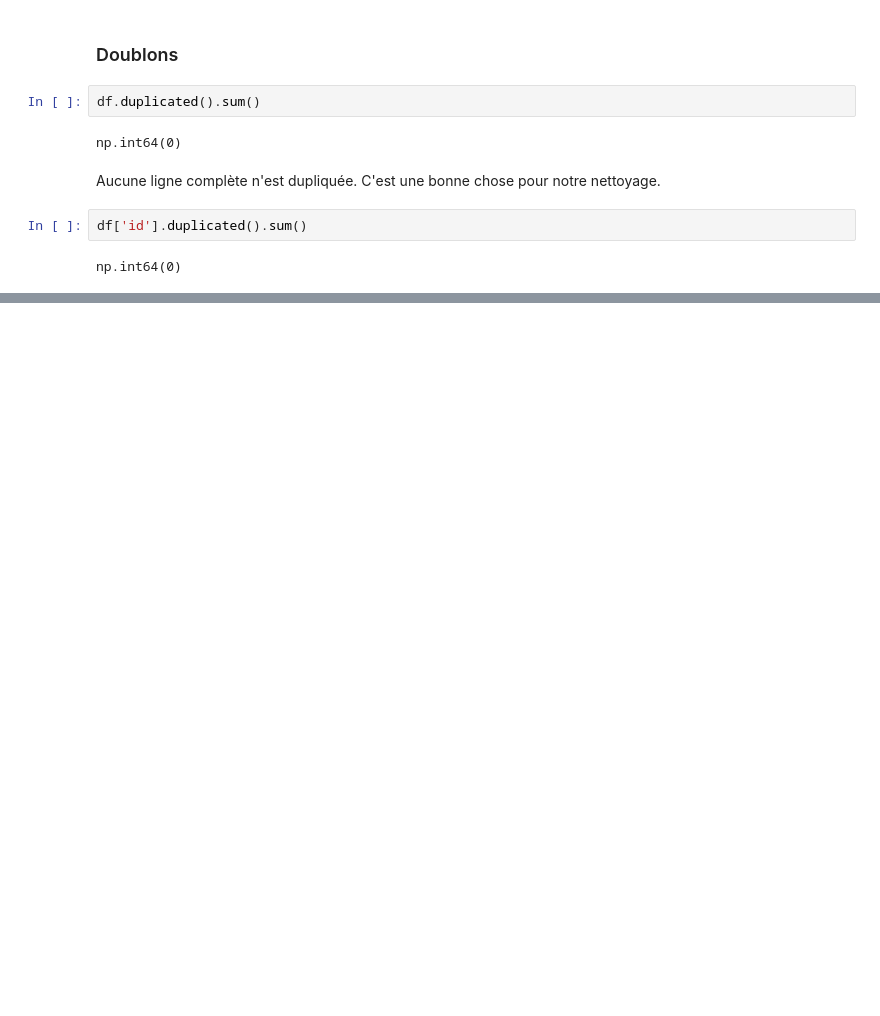
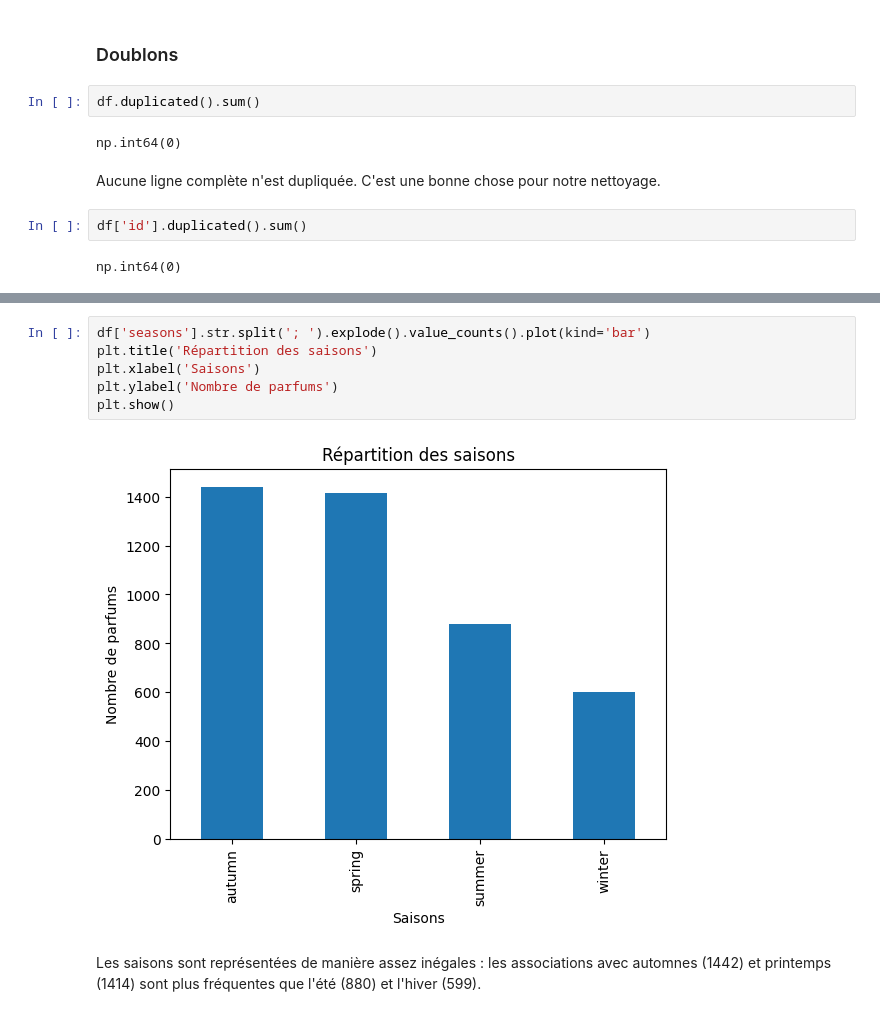
Before and after one commit to lisaroubertie/PerfumRecommendationSystem, a Jupyter notebook: src/exploration.ipynb, the cells around one changed output, grey strips where cells are left out. Saved outputs shown, nothing was run; the diff lists cells and outputs as text; blank space fills up the shorter version.

```diff
--- a/src/exploration.ipynb
+++ b/src/exploration.ipynb
@@ -103,0 +185,10 @@ De la même manière, on constate qu'aucun id de parfum n'est dupliqué. Cela si
+# %%
+df['seasons'].str.split('; ').explode().value_counts().plot(kind='bar')
+plt.title('Répartition des saisons')
+plt.xlabel('Saisons')
+plt.ylabel('Nombre de parfums')
+plt.show()
+# %% [output]
+[figure, added]
+# %% [markdown]
+Les saisons sont représentées de manière assez inégales : les associations avec automnes (1442) et printemps (1414) sont plus fréquentes que l'été (880) et l'hiver (599).
```
Also changed, not shown: parts of 30 cells of this notebook, 2 other files.
